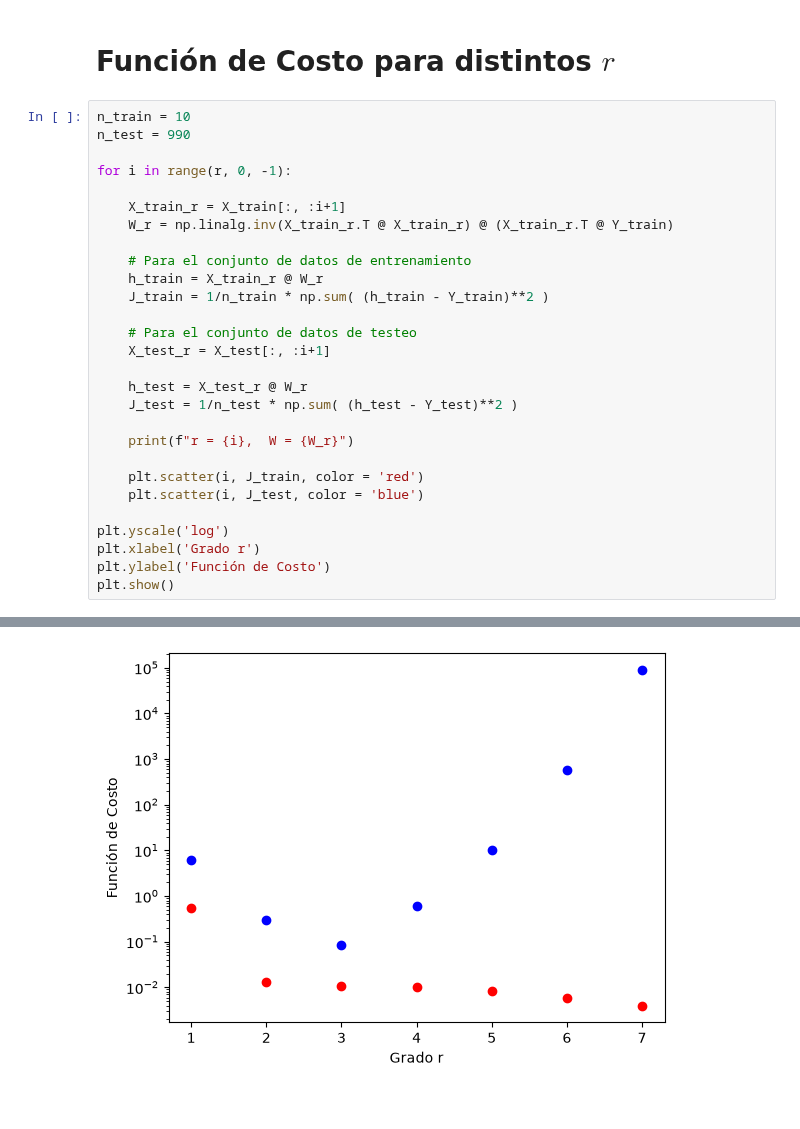
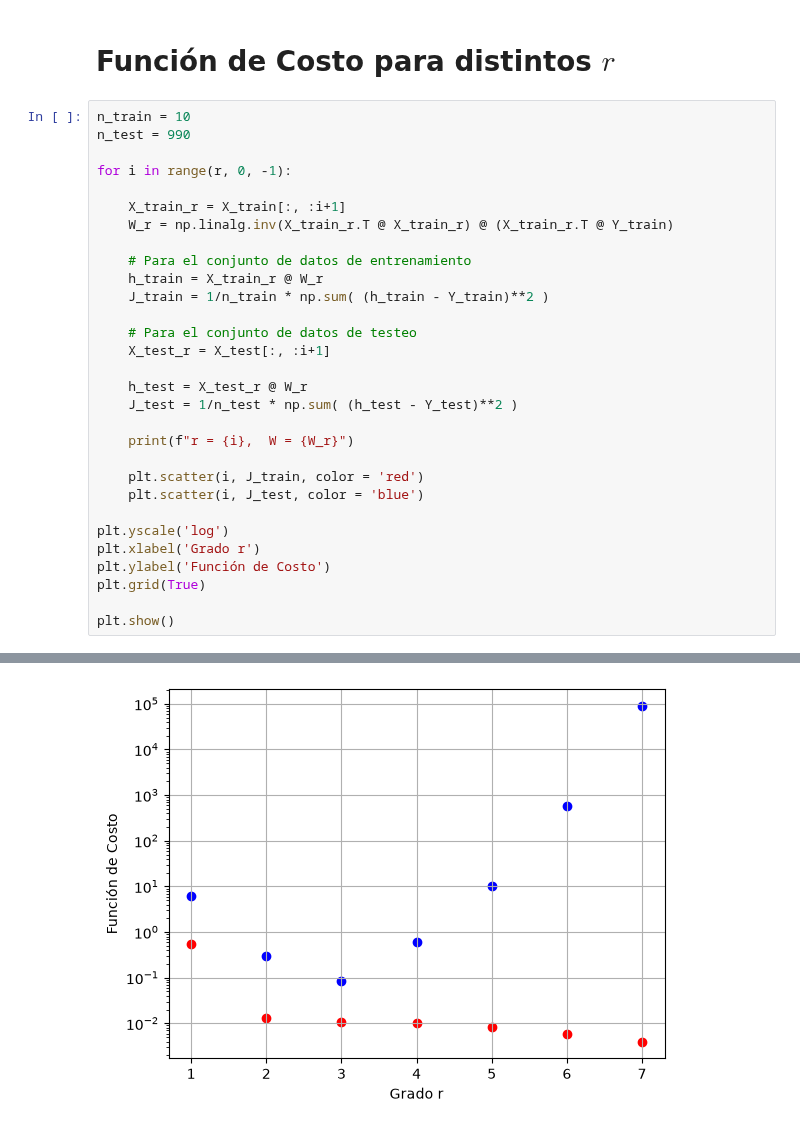
Before and after one commit to 10Nick01/Mineria, a Jupyter notebook: Tareas/Mineria6/Mineria6.ipynb, the cells around one changed output, grey strips where cells are left out. Saved outputs shown, nothing was run; the diff lists cells and outputs as text.

```diff
--- a/Tareas/Mineria6/Mineria6.ipynb
+++ b/Tareas/Mineria6/Mineria6.ipynb
@@ -146,31 +175,33 @@ for i in range(r, 0, -1):
     h_test = X_test_r @ W_r
     J_test = 1/n_test * np.sum( (h_test - Y_test)**2 )
 
     print(f"r = {i},  W = {W_r}")
 
     plt.scatter(i, J_train, color = 'red')
     plt.scatter(i, J_test, color = 'blue')
 
 plt.yscale('log')
 plt.xlabel('Grado r')
 plt.ylabel('Función de Costo')
+plt.grid(True)
+
 plt.show()
 # %% [output]
 r = 7,  W = [[-3.08000976e+00]
  [ 1.70152314e+00]
  [-2.22240832e-01]
  [ 1.60427900e-02]
  [-6.09934581e-04]
  [ 1.24711394e-05]
  [-1.29446931e-07]
  [ 5.33234606e-10]]
 r = 6,  W = [[ 2.10697317e+00]
  [-3.66227243e-01]
  [ 6.38265921e-02]
  [-2.98603591e-03]
 ... (19 lines left out)
  [ 0.29268712]
  [-0.00168523]]
 r = 1,  W = [[1.7817173 ]
  [0.16353952]]
-[figure, old version]
+[figure, new version]
```
Also changed, not shown: parts of 14 cells of this notebook.
